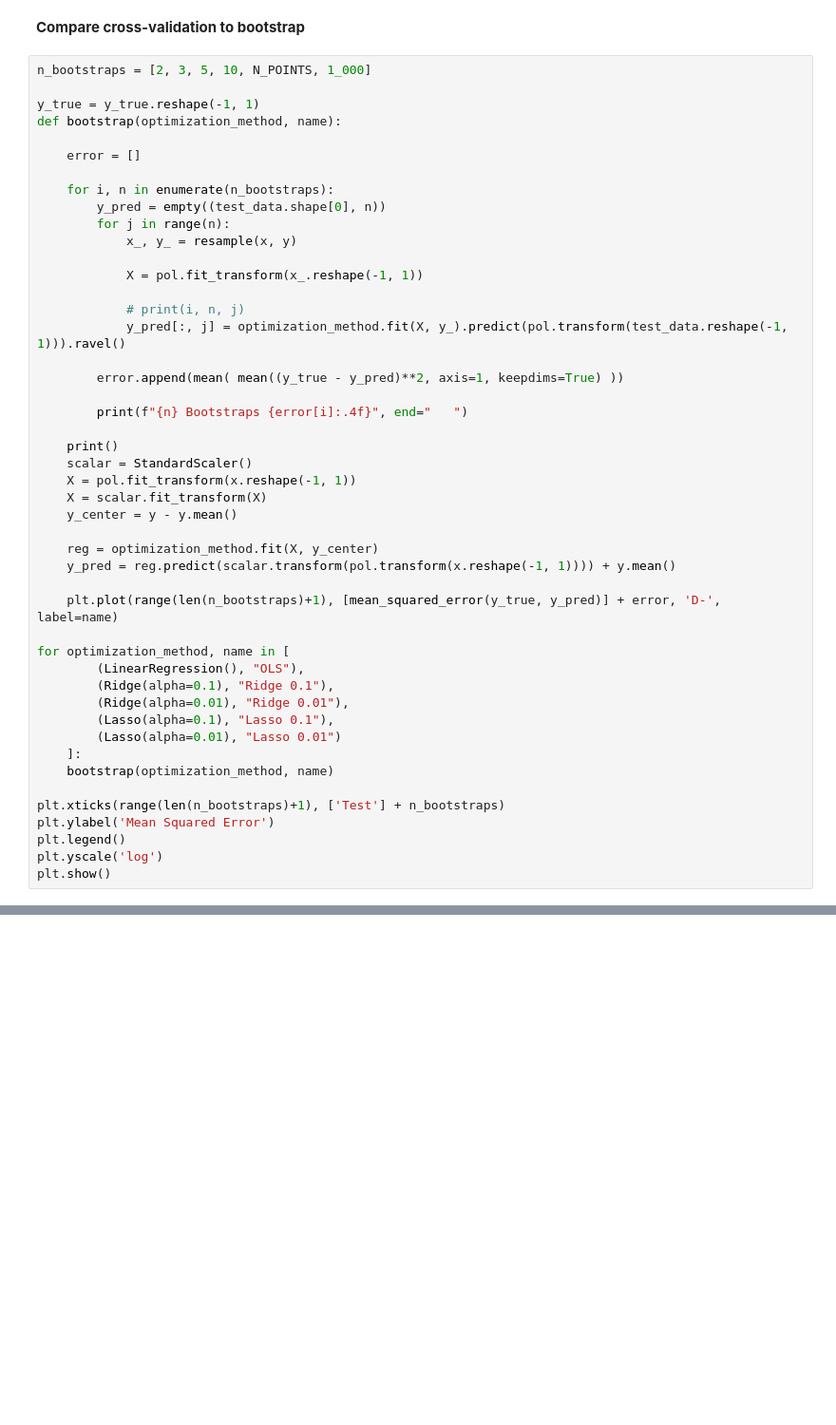
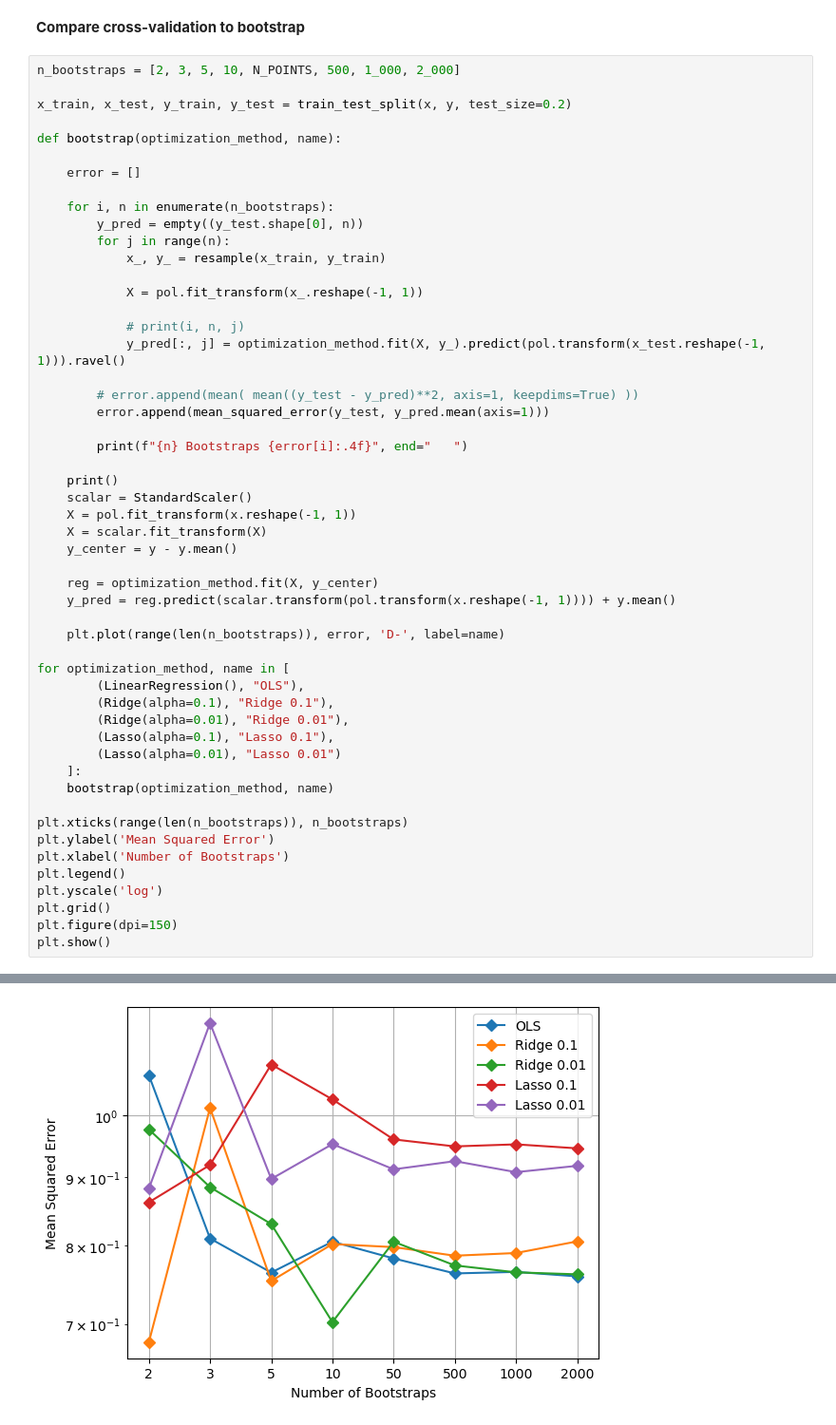
Before and after one commit to thomas-engl/Project-1---Applied-ML, a Jupyter notebook: Archive/Lars/cross-validation.ipynb, the cells around one changed output, grey strips where cells are left out. Shown at 95% size. Drawn from its saved outputs; the diff is of its cells as text; blank space fills up the shorter version.

```diff
--- a/Archive/Lars/cross-validation.ipynb
+++ b/Archive/Lars/cross-validation.ipynb
@@ -95,24 +100,26 @@ We used n=50 datapoints uniformly distributed on the interval (-3, 3) to test ho
 # %% [markdown]
 **Compare cross-validation to bootstrap**
 # %%
-n_bootstraps = [2, 3, 5, 10, N_POINTS, 1_000]
+n_bootstraps = [2, 3, 5, 10, N_POINTS, 500, 1_000, 2_000]
 
-y_true = y_true.reshape(-1, 1)
+x_train, x_test, y_train, y_test = train_test_split(x, y, test_size=0.2)
+
 def bootstrap(optimization_method, name):
 
     error = []
 
     for i, n in enumerate(n_bootstraps):
-        y_pred = empty((test_data.shape[0], n))
+        y_pred = empty((y_test.shape[0], n))
         for j in range(n):
-            x_, y_ = resample(x, y)
+            x_, y_ = resample(x_train, y_train)
 
             X = pol.fit_transform(x_.reshape(-1, 1))
 
             # print(i, n, j)
-            y_pred[:, j] = optimization_method.fit(X, y_).predict(pol.transform(test_data.reshape(-1, 1))).ravel()
+            y_pred[:, j] = optimization_method.fit(X, y_).predict(pol.transform(x_test.reshape(-1, 1))).ravel()
 
-        error.append(mean( mean((y_true - y_pred)**2, axis=1, keepdims=True) ))
+        # error.append(mean( mean((y_test - y_pred)**2, axis=1, keepdims=True) ))
+        error.append(mean_squared_error(y_test, y_pred.mean(axis=1)))
 
         print(f"{n} Bootstraps {error[i]:.4f}", end="   ")
 
@@ -125,7 +132,7 @@ def bootstrap(optimization_method, name):
     reg = optimization_method.fit(X, y_center)
     y_pred = reg.predict(scalar.transform(pol.transform(x.reshape(-1, 1)))) + y.mean()
 
-    plt.plot(range(len(n_bootstraps)+1), [mean_squared_error(y_true, y_pred)] + error, 'D-', label=name)
+    plt.plot(range(len(n_bootstraps)), error, 'D-', label=name)
 
 for optimization_method, name in [
         (LinearRegression(), "OLS"),
@@ -136,9 +143,12 @@ for optimization_method, name in [
     ]:
     bootstrap(optimization_method, name)
 
-plt.xticks(range(len(n_bootstraps)+1), ['Test'] + n_bootstraps)
+plt.xticks(range(len(n_bootstraps)), n_bootstraps)
 plt.ylabel('Mean Squared Error')
+plt.xlabel('Number of Bootstraps')
 plt.legend()
 plt.yscale('log')
+plt.grid()
+plt.figure(dpi=150)
 plt.show()
 # %% [output]
@@ -148,0 +160 @@ plt.show()
+[figure, new version]
```
Also changed, not shown: parts of 2 cells of this notebook, 7 other files.
